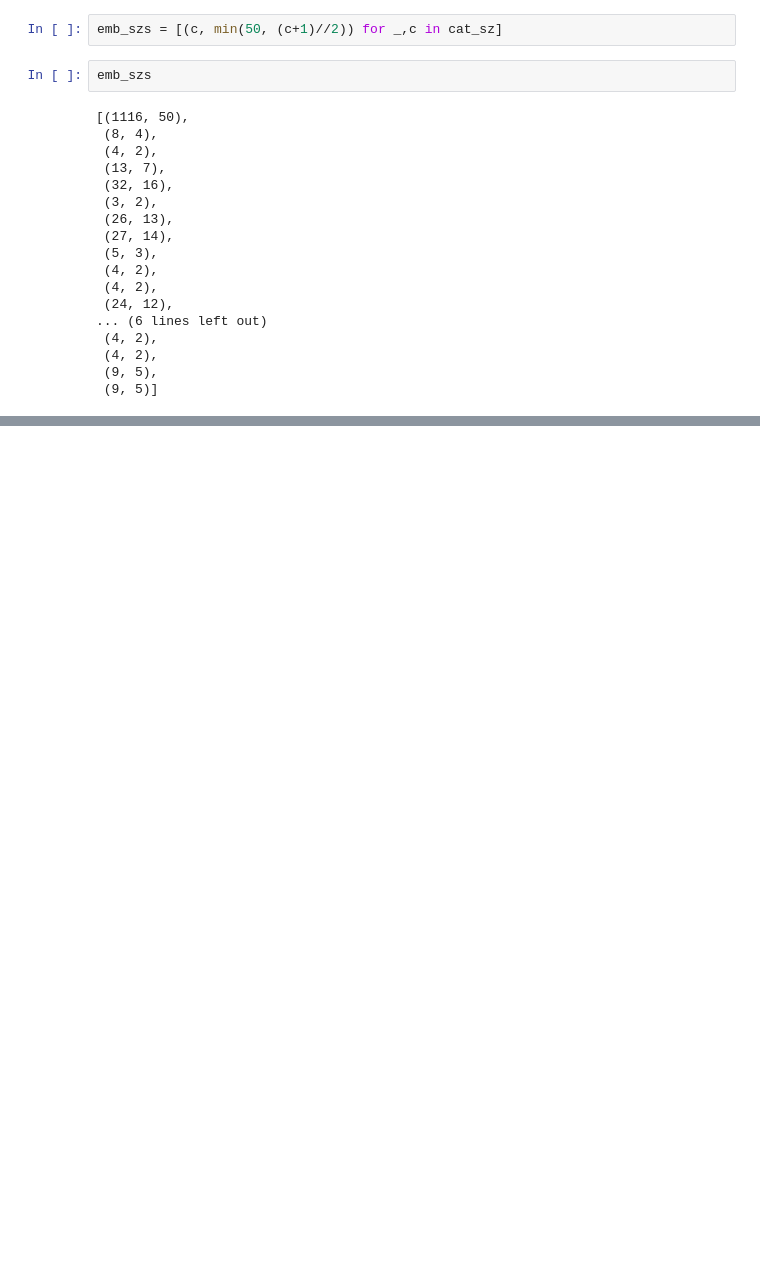
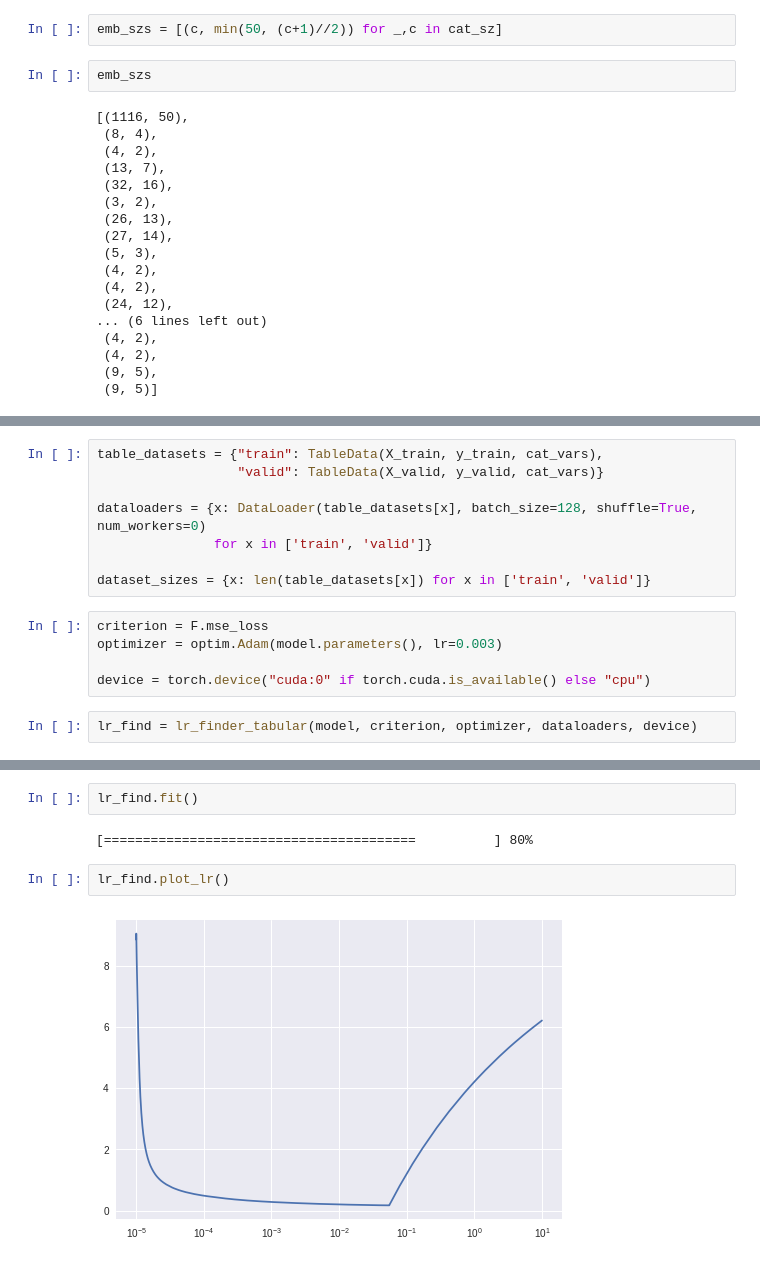
Before and after one commit to stanimman/Fast_ai, a Jupyter notebook: Lesson 4 Rossman.ipynb, the cells around one changed output, grey strips where cells are left out. Saved outputs shown, nothing was run; the diff lists cells and outputs as text; blank space fills up the shorter version.

```diff
--- a/Lesson 4 Rossman.ipynb
+++ b/Lesson 4 Rossman.ipynb
@@ -986,0 +1101,15 @@ emb_szs
+# %%
+table_datasets = {"train": TableData(X_train, y_train, cat_vars),
+                  "valid": TableData(X_valid, y_valid, cat_vars)}
+
+dataloaders = {x: DataLoader(table_datasets[x], batch_size=128, shuffle=True, num_workers=0)
+               for x in ['train', 'valid']}
+
+dataset_sizes = {x: len(table_datasets[x]) for x in ['train', 'valid']}
+# %%
+criterion = F.mse_loss
+optimizer = optim.Adam(model.parameters(), lr=0.003)
+
+device = torch.device("cuda:0" if torch.cuda.is_available() else "cpu")
+# %%
+lr_find = lr_finder_tabular(model, criterion, optimizer, dataloaders, device)
@@ -986,0 +1136,8 @@ emb_szs
+# %%
+lr_find.fit()
+# %% [output]
+[========================================          ] 80%
+# %%
+lr_find.plot_lr()
+# %% [output]
+[figure, added]
```
Also changed, not shown: parts of 33 cells of this notebook.
